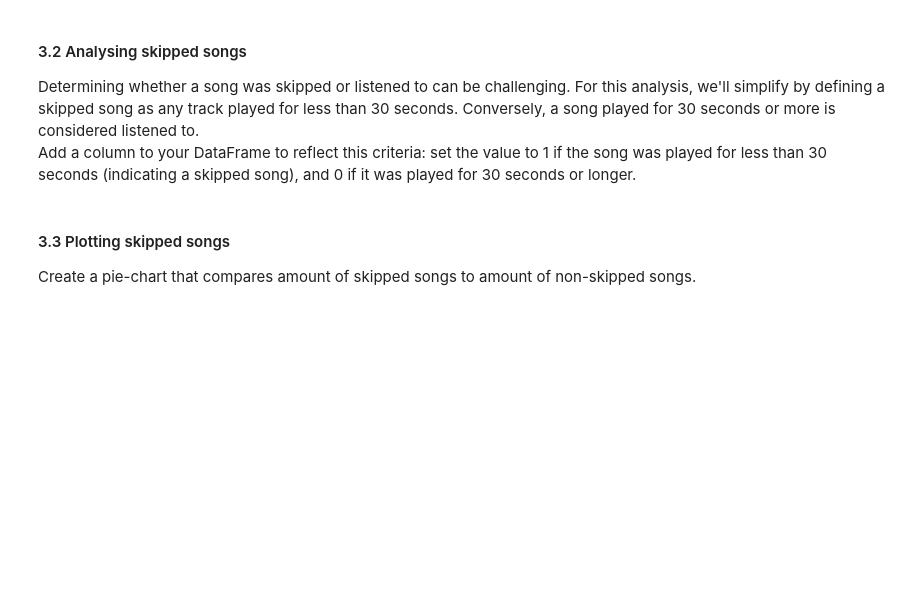
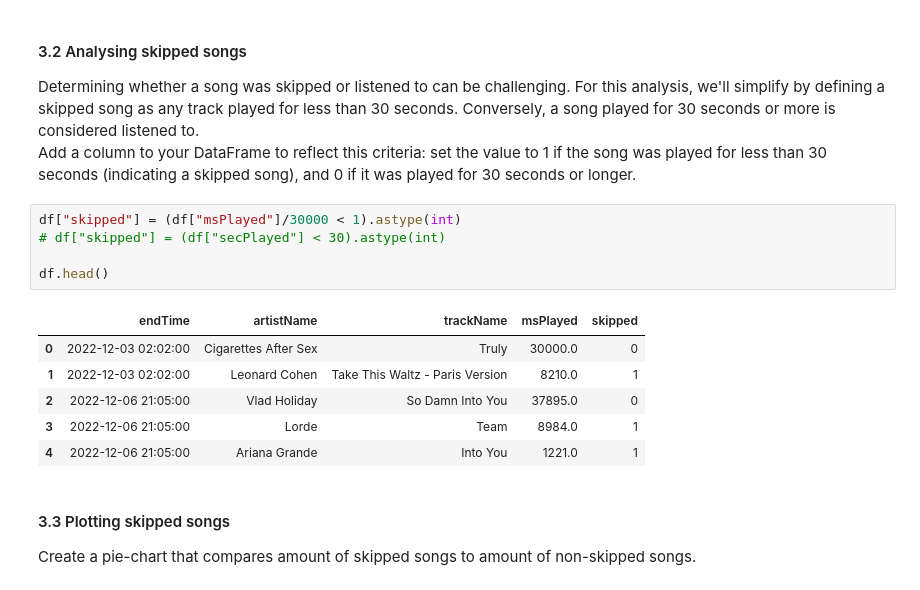
Before and after one commit to B-rage04/DAT200G4, a Jupyter notebook: CA1_assignment/assignment/CA1_spotify.ipynb, the cells around one changed output. Saved outputs shown, nothing was run; the diff lists cells and outputs as text; blank space fills up the shorter version.

```diff
--- a/CA1_assignment/assignment/CA1_spotify.ipynb
+++ b/CA1_assignment/assignment/CA1_spotify.ipynb
@@ -177,6 +214,18 @@ I think many people find that some types of music are more suitable for morning
 #### 3.2 Analysing skipped songs
 Determining whether a song was skipped or listened to can be challenging. For this analysis, we'll simplify by defining a skipped song as any track played for less than 30 seconds. Conversely, a song played for 30 seconds or more is considered listened to. \
  Add a column to your DataFrame to reflect this criteria: set the value to 1 if the song was played for less than 30 seconds (indicating a skipped song), and 0 if it was played for 30 seconds or longer.
+# %%
+df["skipped"] = (df["msPlayed"]/30000 < 1).astype(int)
+# df["skipped"] = (df["secPlayed"] < 30).astype(int)
+
+df.head()
+# %% [output]
+|  | endTime | artistName | trackName | msPlayed | skipped |
+| 0 | 2022-12-03 02:02:00 | Cigarettes After Sex | Truly | 30000.0 | 0 |
+| 1 | 2022-12-03 02:02:00 | Leonard Cohen | Take This Waltz - Paris Version | 8210.0 | 1 |
+| 2 | 2022-12-06 21:05:00 | Vlad Holiday | So Damn Into You | 37895.0 | 0 |
+| 3 | 2022-12-06 21:05:00 | Lorde | Team | 8984.0 | 1 |
+| 4 | 2022-12-06 21:05:00 | Ariana Grande | Into You | 1221.0 | 1 |
 # %% [markdown]
 #### 3.3 Plotting skipped songs
 Create a pie-chart that compares amount of skipped songs to amount of non-skipped songs.
```
Also changed, not shown: parts of 4 cells of this notebook.
